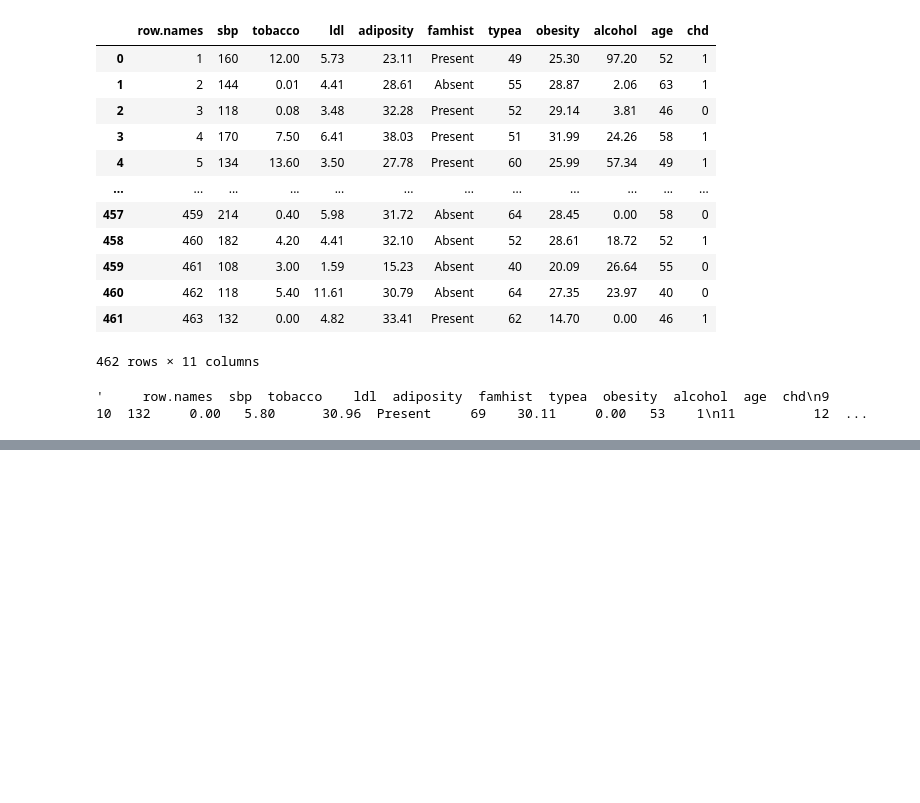
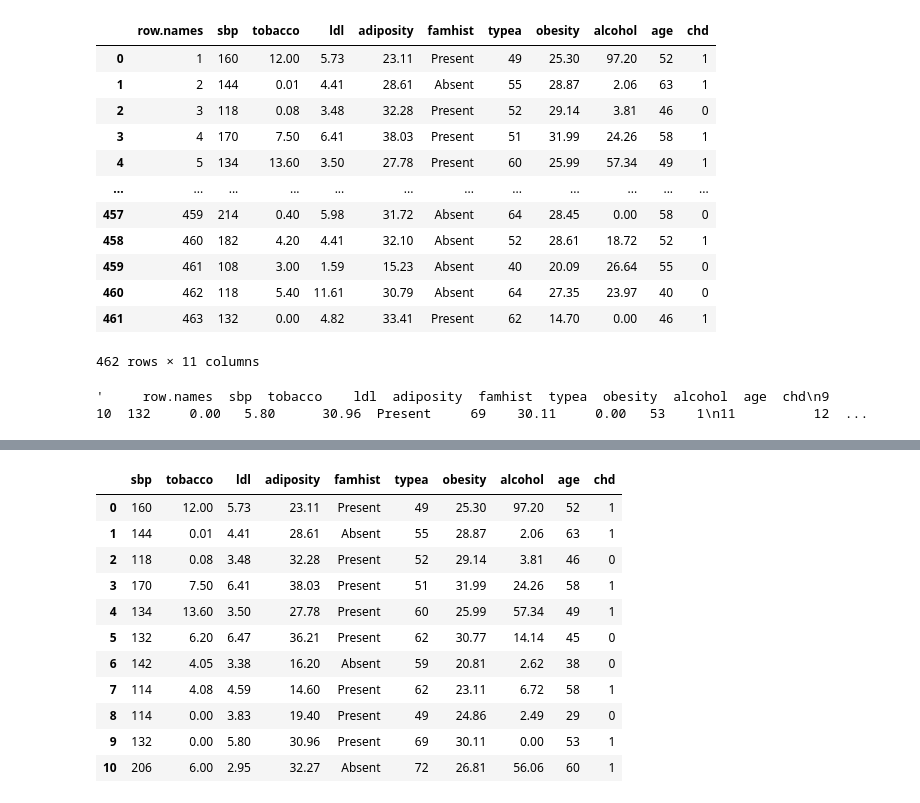
Before and after one commit to Shireesha-perspective-data/Data-Extraction-and-Preprocessing-using-Pandas, a Jupyter notebook: CHD_coronary_file.ipynb, the cells around one changed output, grey strips where cells are left out. Cells and saved outputs as stored; diff of their text form; code cells hidden in the pictures; blank space fills up the shorter version.

```diff
--- a/CHD_coronary_file.ipynb
+++ b/CHD_coronary_file.ipynb
@@ -519,0 +574,19 @@ r.to_string()
+# %%
+#df.loc[1:6,["sbp":"chd"]]    #these is not satisfy the condition "sbp":"chd"]
+
+
+# df.loc[0:10,"sbp":"chd"] #loc[rows,column]
+df.loc[-1:10,"sbp":"chd"]
+# %% [output]
+|  | sbp | tobacco | ldl | adiposity | famhist | typea | obesity | alcohol | age | chd |
+| 0 | 160 | 12.00 | 5.73 | 23.11 | Present | 49 | 25.30 | 97.20 | 52 | 1 |
+| 1 | 144 | 0.01 | 4.41 | 28.61 | Absent | 55 | 28.87 | 2.06 | 63 | 1 |
+| 2 | 118 | 0.08 | 3.48 | 32.28 | Present | 52 | 29.14 | 3.81 | 46 | 0 |
+| 3 | 170 | 7.50 | 6.41 | 38.03 | Present | 51 | 31.99 | 24.26 | 58 | 1 |
+| 4 | 134 | 13.60 | 3.50 | 27.78 | Present | 60 | 25.99 | 57.34 | 49 | 1 |
+| 5 | 132 | 6.20 | 6.47 | 36.21 | Present | 62 | 30.77 | 14.14 | 45 | 0 |
+| 6 | 142 | 4.05 | 3.38 | 16.20 | Absent | 59 | 20.81 | 2.62 | 38 | 0 |
+| 7 | 114 | 4.08 | 4.59 | 14.60 | Present | 62 | 23.11 | 6.72 | 58 | 1 |
+| 8 | 114 | 0.00 | 3.83 | 19.40 | Present | 49 | 24.86 | 2.49 | 29 | 0 |
+| 9 | 132 | 0.00 | 5.80 | 30.96 | Present | 69 | 30.11 | 0.00 | 53 | 1 |
+| 10 | 206 | 6.00 | 2.95 | 32.27 | Absent | 72 | 26.81 | 56.06 | 60 | 1 |
```
Also changed, not shown: parts of 30 cells of this notebook.
